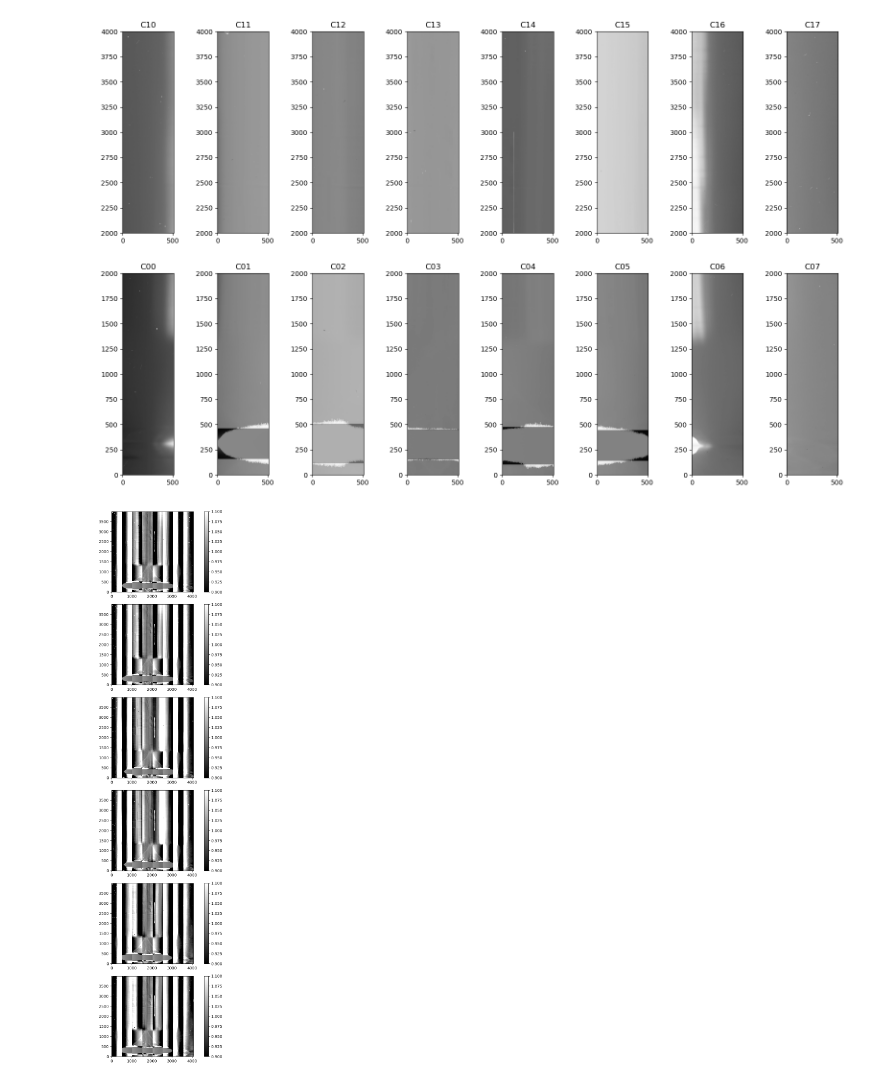
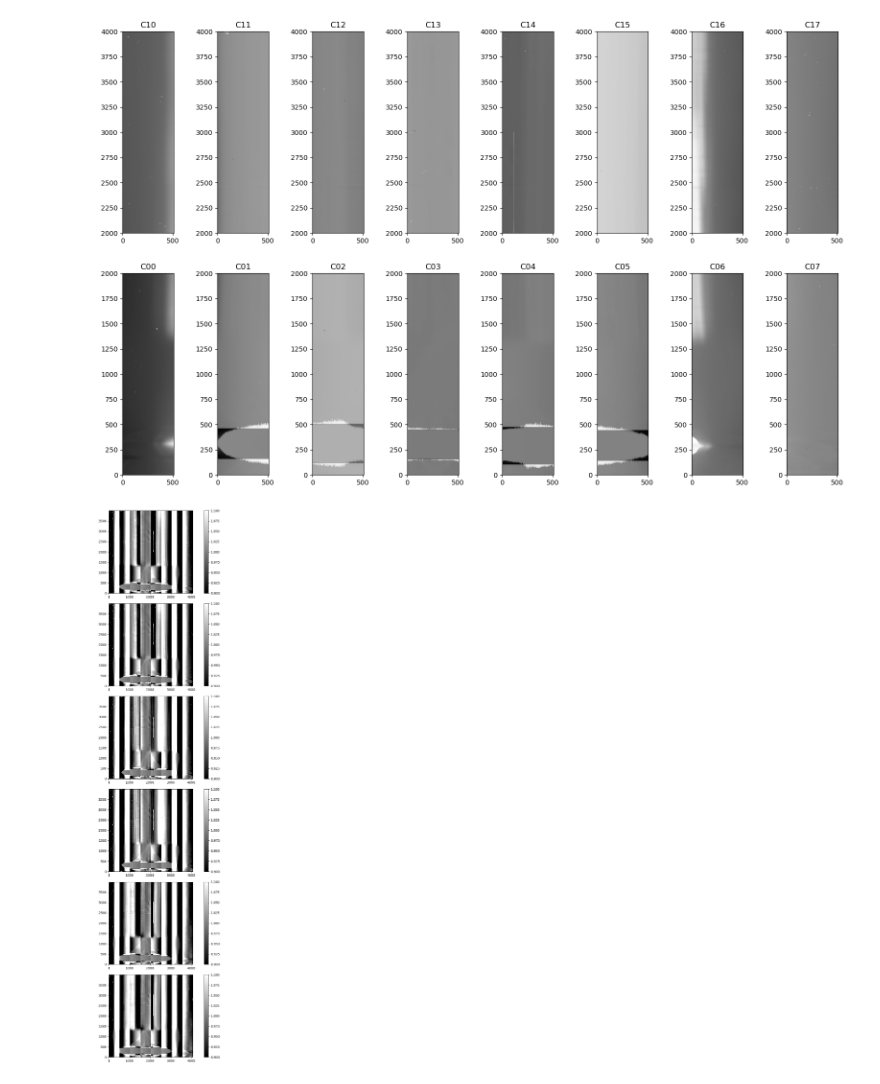
Before and after one commit to mrmonroy/AuxTel_summit_tests_2023, a Jupyter notebook: special_flats_cyl_lens/retrieve_and_analyse_cyl_lens_flats_shifting_20230927.ipynb, the cells around one changed output. Saved outputs shown, nothing was run; the diff lists cells and outputs as text; code cells hidden in the pictures.

```diff
--- a/special_flats_cyl_lens/retrieve_and_analyse_cyl_lens_flats_shifting_20230927.ipynb
+++ b/special_flats_cyl_lens/retrieve_and_analyse_cyl_lens_flats_shifting_20230927.ipynb
@@ -717,14 +717,14 @@ for i,key in enumerate(ampli_boxes.keys()):
 # %% [output]
 [figure]
 # %%
-fig = plt.figure(figsize=(8,20))
+fig = plt.figure(figsize=(10,24))
 
 for i,sf_ in enumerate(special_flat_):
     ax = fig.add_subplot(len(special_flat_),1,i+1)
 
     im = ax.imshow(sf_,cmap="gray",origin='lower',vmin=0.9,vmax=1.1)#,norm=LogNorm())
     fig.colorbar(im,ax=ax)
 
 plt.tight_layout()
 # %% [output]
-[figure, old version]
+[figure, new version]
```
